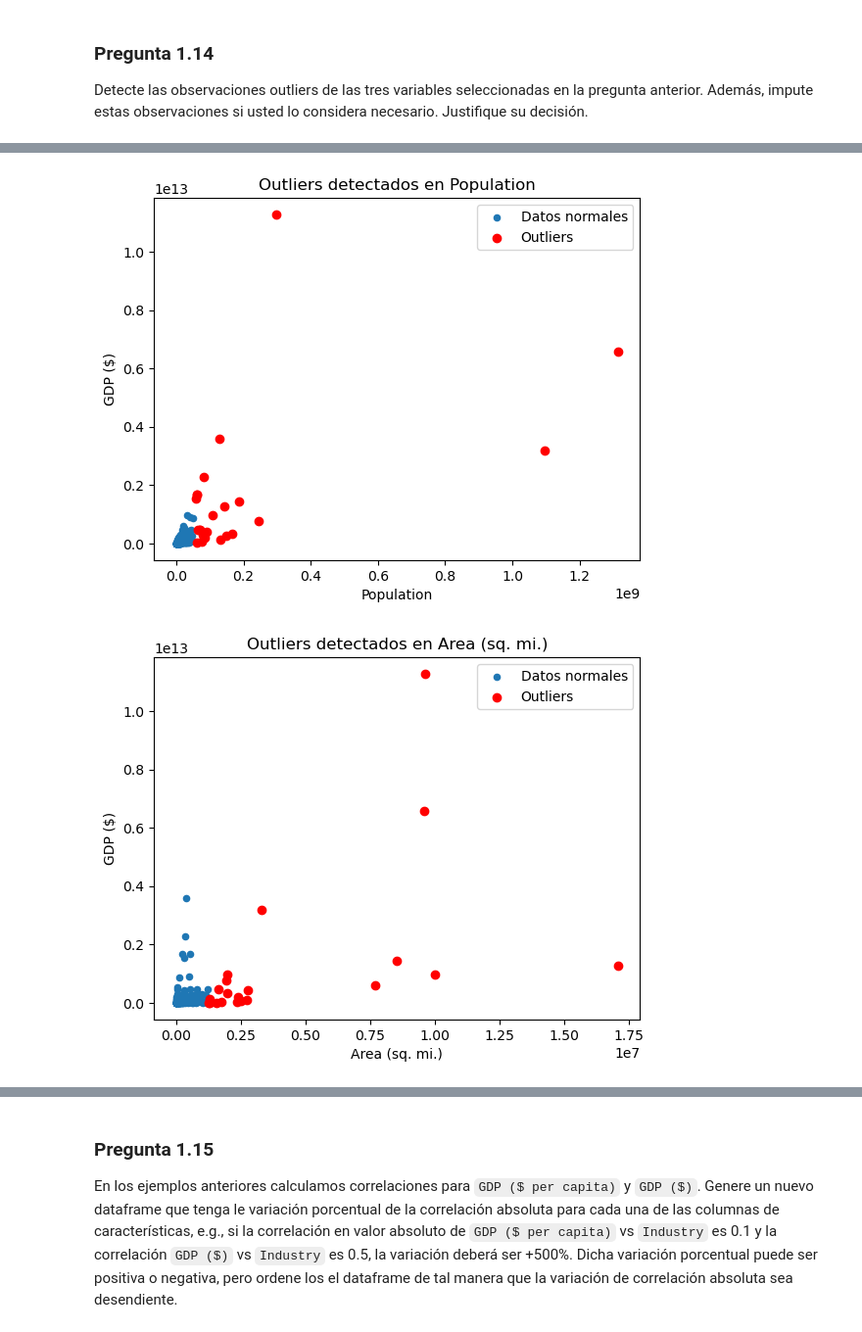
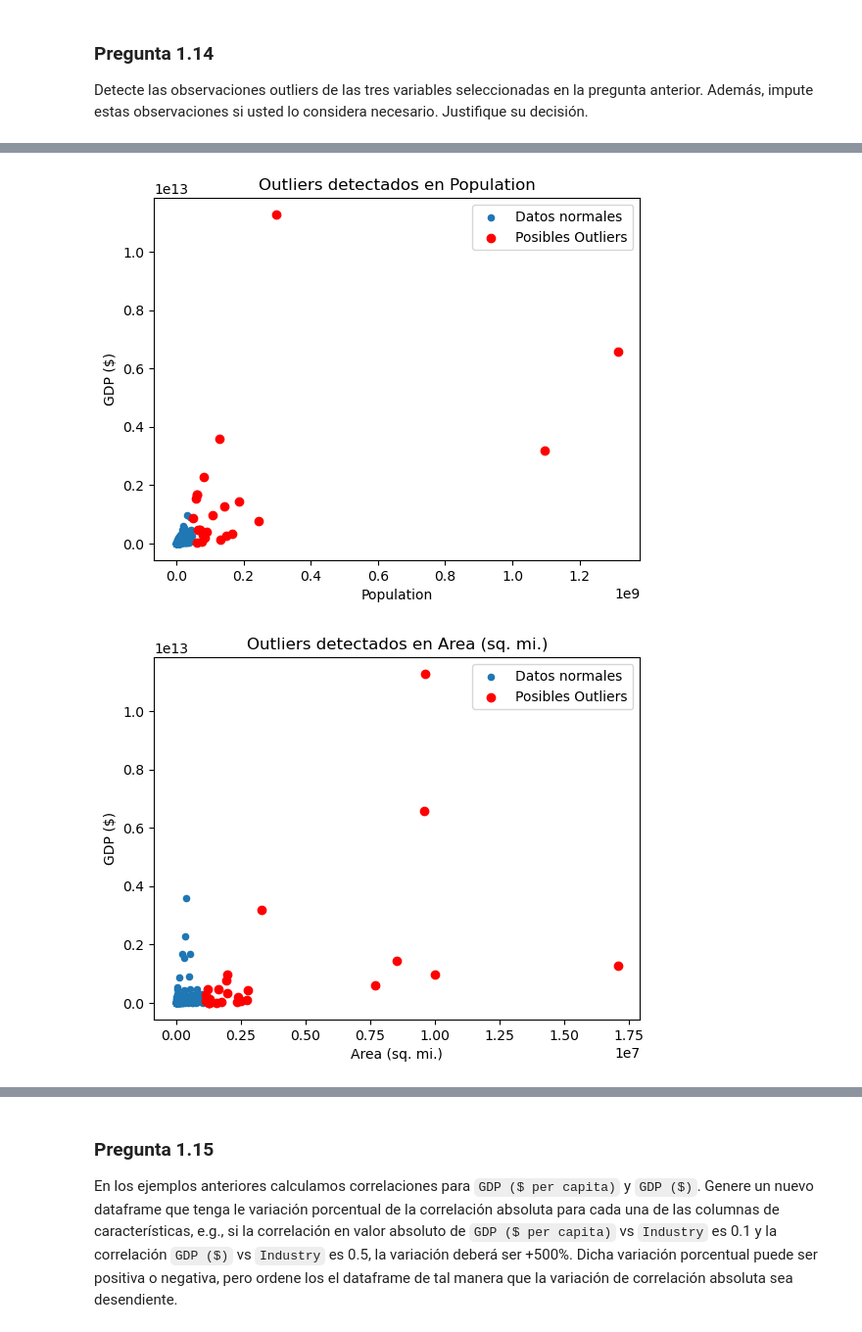
Before and after one commit to TomasPonce712/Tarea1MachineLearning, a Jupyter notebook: Tarea_1.ipynb, the cells around one changed output, grey strips where cells are left out. Shown at 98% size. Drawn from its saved outputs; the diff is of its cells as text; code cells hidden in the pictures.

```diff
--- a/Tarea_1.ipynb
+++ b/Tarea_1.ipynb
@@ -434,8 +428,24 @@ df['Climate'] = df.apply(
     lambda row: moda_region[row['Country']] if pd.isna(row['Climate']) else row['Climate'], axis=1
 )
 
-# El tratamiento que le daremos al resto de variables faltantes es eliminar los missing values
+# El tratamiento que le daremos a los faltantes de la variable GDP per capita es eliminar las observaciones missing, para no caer en el riesgo de sesgar nuestro analisis
 df = df.dropna(subset=['GDP ($ per capita)'])
+
+#El tratamiento que le daremos a las variables Net Migration, Infant Mortality, Literacy, Phones, Arable, Crops, Birthrate, Deathrate es reemplazarlos por la mediana de cada región
+cols_imputar = [
+    'Net migration',
+    'Infant mortality (per 1000 births)',
+    'Literacy (%)',
+    'Phones (per 1000)',
+    'Arable (%)',
+    'Crops (%)',
+    'Other (%)',
+    'Birthrate',
+    'Deathrate'
+]
+
+for col in cols_imputar:
+    df[col] = df.groupby('Region')[col].transform(lambda x: x.fillna(x.median()))
 # %% [markdown]
 ### Pregunta 1.9
 
@@ -604,32 +614,23 @@ for var in lista:
 # %%
-lista = ['Population', 'Area (sq. mi.)', 'Phones (per 1000)']
-
 for var in lista:
     # Calcular IQR
     Q1 = df[var].quantile(0.25)
-
----
-
-Lo
-
----
-
     Q3 = df[var].quantile(0.75)
     IQR = Q3 - Q1
 
     # Definir límites
     lower_bound = Q1 - 1.5 * IQR
     upper_bound = Q3 + 1.5 * IQR
 
     # Filtrar outliers
     outliers = df[(df[var] < lower_bound) | (df[var] > upper_bound)]
 
     # Gráfico
     df.plot.scatter(x=var, y="GDP ($)", label='Datos normales')
-    plt.scatter(outliers[var], outliers["GDP ($)"], color='red', label='Outliers')
+    plt.scatter(outliers[var], outliers["GDP ($)"], color='red', label='Posibles Outliers')
     plt.legend()
     plt.title(f"Outliers detectados en {var}")
     plt.show()
 # %% [output]
-[figure, old version]
+[figure, new version]
-[figure, old version]
+[figure, new version]
```
Also changed, not shown: parts of 31 cells of this notebook, 1 other file.
